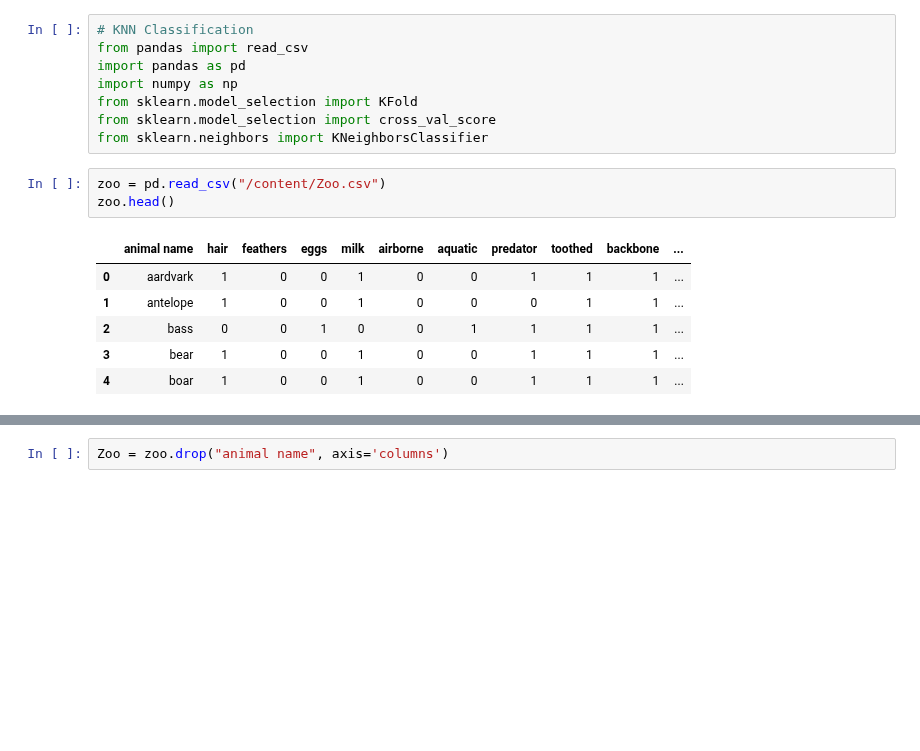
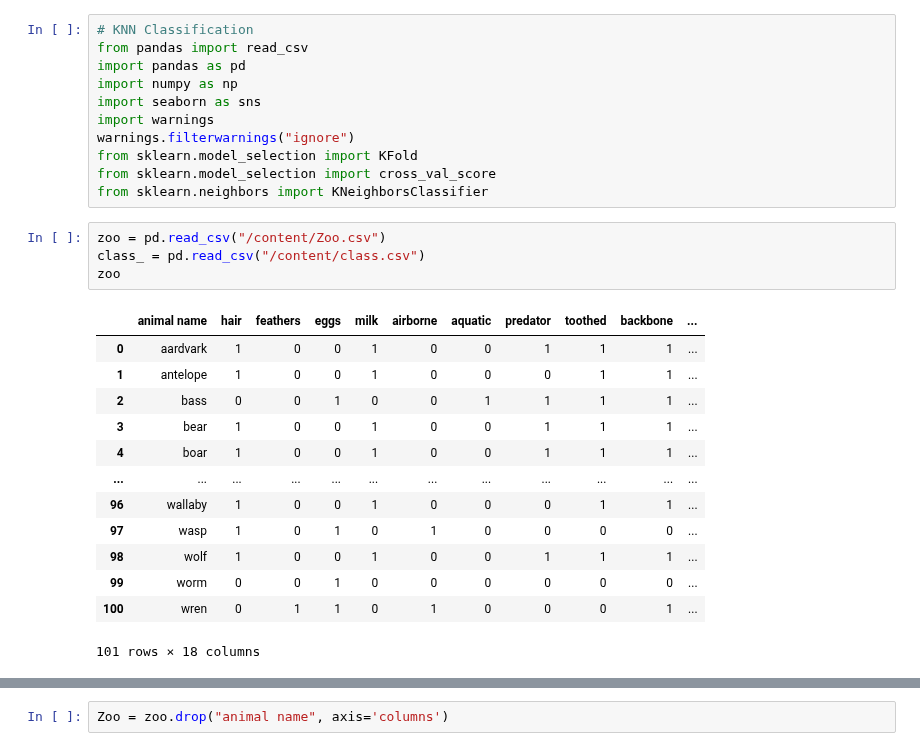
Before and after one commit to Bhavin52/Assignment, a Jupyter notebook: KNN_Q1.ipynb, the cells around one changed output, grey strips where cells are left out. Saved outputs shown, nothing was run; the diff lists cells and outputs as text; blank space fills up the shorter version.

```diff
--- a/KNN_Q1.ipynb
+++ b/KNN_Q1.ipynb
@@ -5,18 +5,29 @@
 from pandas import read_csv
 import pandas as pd
 import numpy as np
+import seaborn as sns
+import warnings
+warnings.filterwarnings("ignore")
 from sklearn.model_selection import KFold
 from sklearn.model_selection import cross_val_score
 from sklearn.neighbors import KNeighborsClassifier
 # %%
 zoo = pd.read_csv("/content/Zoo.csv")
-zoo.head()
+class_ = pd.read_csv("/content/class.csv")
+zoo
 # %% [output]
 |  | animal name | hair | feathers | eggs | milk | airborne | aquatic | predator | toothed | backbone | ... |
 | 0 | aardvark | 1 | 0 | 0 | 1 | 0 | 0 | 1 | 1 | 1 | ... |
 | 1 | antelope | 1 | 0 | 0 | 1 | 0 | 0 | 0 | 1 | 1 | ... |
 | 2 | bass | 0 | 0 | 1 | 0 | 0 | 1 | 1 | 1 | 1 | ... |
 | 3 | bear | 1 | 0 | 0 | 1 | 0 | 0 | 1 | 1 | 1 | ... |
 | 4 | boar | 1 | 0 | 0 | 1 | 0 | 0 | 1 | 1 | 1 | ... |
+| ... | ... | ... | ... | ... | ... | ... | ... | ... | ... | ... | ... |
+| 96 | wallaby | 1 | 0 | 0 | 1 | 0 | 0 | 0 | 1 | 1 | ... |
+| 97 | wasp | 1 | 0 | 1 | 0 | 1 | 0 | 0 | 0 | 0 | ... |
+| 98 | wolf | 1 | 0 | 0 | 1 | 0 | 0 | 1 | 1 | 1 | ... |
+| 99 | worm | 0 | 0 | 1 | 0 | 0 | 0 | 0 | 0 | 0 | ... |
+| 100 | wren | 0 | 1 | 1 | 0 | 1 | 0 | 0 | 0 | 1 | ... |
+101 rows × 18 columns
 # %%
 zoo.describe().T
```
Also changed, not shown: parts of 9 cells of this notebook.
